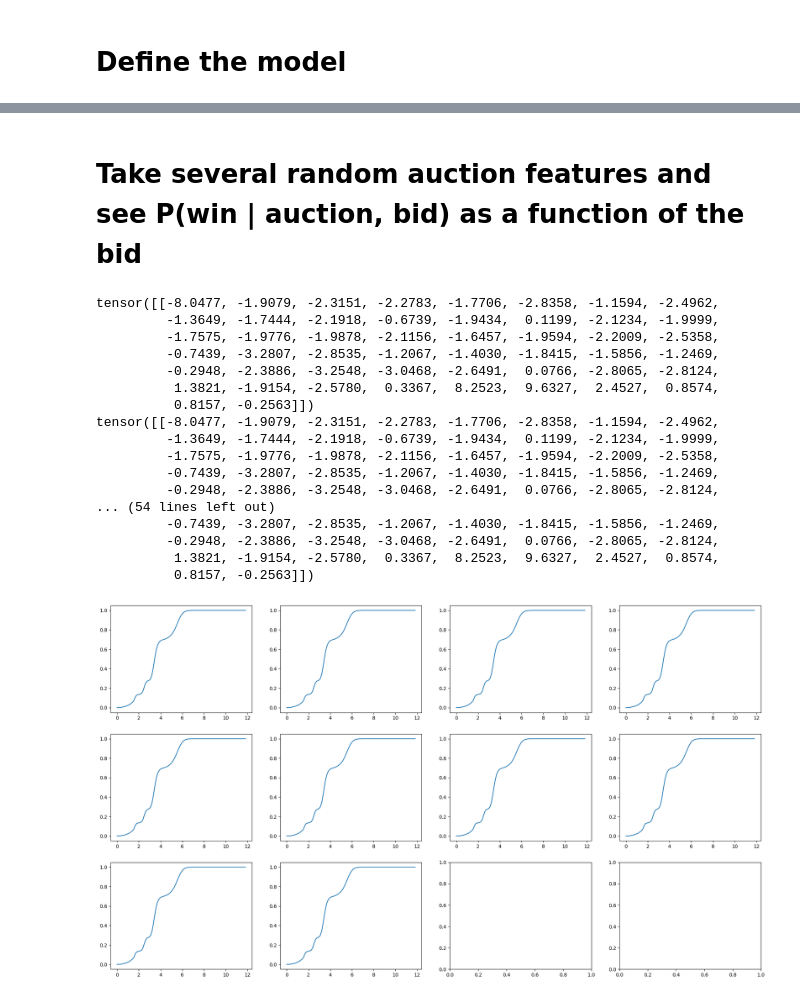
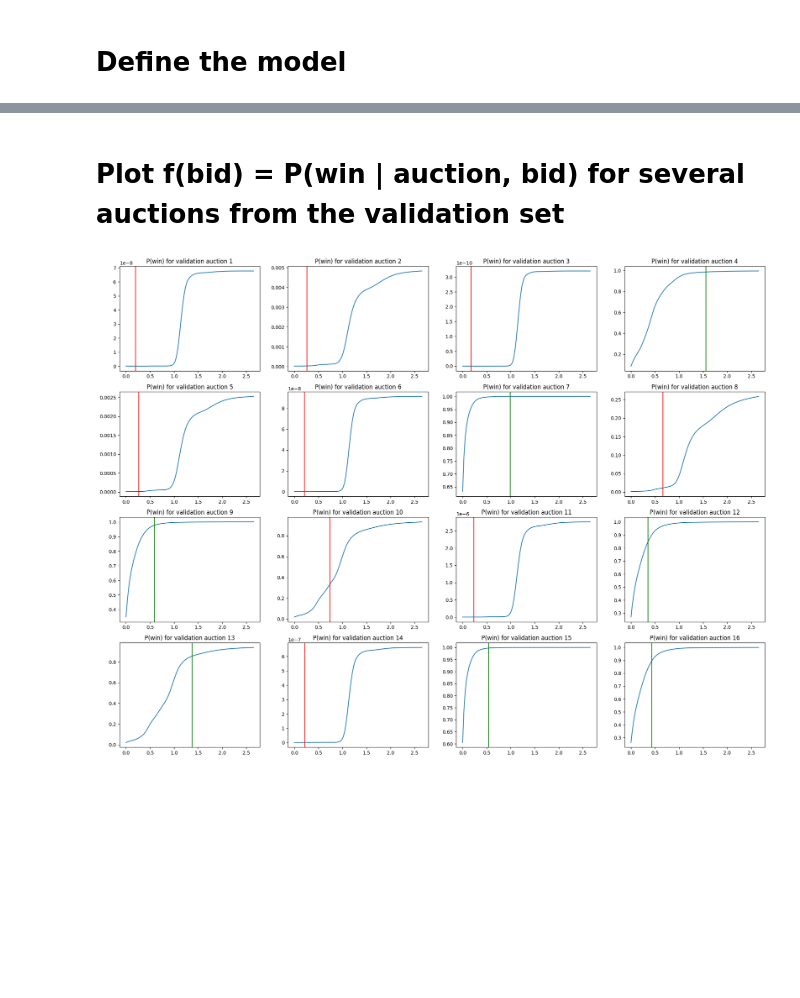
Before and after one commit to alexshtf/torchcurves, a Jupyter notebook: doc/source/examples/monotone_functions.ipynb, the cells around one changed output, grey strips where cells are left out. Cells and saved outputs as stored; diff of their text form; code cells hidden in the pictures; blank space fills up the shorter version.

Commit message:
Simplify monotone functions experiment.

```diff
--- a/doc/source/examples/monotone_functions.ipynb
+++ b/doc/source/examples/monotone_functions.ipynb
@@ -188,7 +170,7 @@ def to_torch(mask, *arrays):
     return TensorDataset(*tensors)
 # %%
 # features include budget fractions
-X = np.hstack((auction_features, budget_fractions.reshape(-1, 1)))
+X = np.hstack((auction_feature_log, budget_fraction_log.reshape(-1, 1)))
 # %%
 train_frac = 0.8
 train_mask = rng.random(size=X.shape[0]) < train_frac
@@ -201,9 +183,9 @@ max_bid = np.max(our_bids).item()
 def make_mlp(input_dim: int, output_dim: int, num_hidden_layers: int, hidden_dim: int):
         return nn.Sequential(
             nn.Linear(input_dim, hidden_dim),
-            nn.Tanh(),
+            nn.ReLU(),
             *(
-                layer for _ in range(num_hidden_layers) for layer in [nn.Linear(hidden_dim, hidden_dim), nn.Tanh()]
+                layer for _ in range(num_hidden_layers) for layer in [nn.Linear(hidden_dim, hidden_dim), nn.ReLU()]
             ),
             nn.Linear(hidden_dim, output_dim),
         )
@@ -290,39 +269,25 @@ Epoch = 10, Loss = 0.0321, Valid Loss = 0.0309
 # %% [markdown]
-# Take several random auction features and see P(win | auction, bid) as a function of the bid
+# Plot  f(bid) = P(win | auction, bid) for several auctions from the validation set
-# %%
-num_plot_cols = 4
-num_plot_rows = int(np.ceil(n_sellers / num_plot_cols).item())
-plot_resolution = 100
-
-fig, axs = plt.subplots(num_plot_rows, num_plot_cols, figsize=(6 * num_plot_cols, 4.5 * num_plot_rows))
-plot_bids = torch.linspace(0, max_bid, plot_resolution)
-for ax, seller in zip(axs.ravel(), sellers):
-    with torch.no_grad():
-        auction_features = torch.as_tensor(seller.features.reshape(1, -1), dtype=torch.get_default_dtype())
-        auction_features = torch.concat((auction_features, torch.ones((1, 1))), dim=-1)
-        pred_logits = model(auction_features.expand(plot_resolution, -1), plot_bids)
-        pred_probs = torch.sigmoid(pred_logits)
-
-        mlp_output = model.mlp(auction_features)
-        print(mlp_output)
-
-    ax.plot(plot_bids, pred_probs)
-# %% [output]
-tensor([[-8.0477, -1.9079, -2.3151, -2.2783, -1.7706, -2.8358, -1.1594, -2.4962,
-         -1.3649, -1.7444, -2.1918, -0.6739, -1.9434,  0.1199, -2.1234, -1.9999,
-         -1.7575, -1.9776, -1.9878, -2.1156, -1.6457, -1.9594, -2.2009, -2.5358,
-         -0.7439, -3.2807, -2.8535, -1.2067, -1.4030, -1.8415, -1.5856, -1.2469,
-         -0.2948, -2.3886, -3.2548, -3.0468, -2.6491,  0.0766, -2.8065, -2.8124,
-          1.3821, -1.9154, -2.5780,  0.3367,  8.2523,  9.6327,  2.4527,  0.8574,
-          0.8157, -0.2563]])
-tensor([[-8.0477, -1.9079, -2.3151, -2.2783, -1.7706, -2.8358, -1.1594, -2.4962,
-         -1.3649, -1.7444, -2.1918, -0.6739, -1.9434,  0.1199, -2.1234, -1.9999,
-         -1.7575, -1.9776, -1.9878, -2.1156, -1.6457, -1.9594, -2.2009, -2.5358,
-         -0.7439, -3.2807, -2.8535, -1.2067, -1.4030, -1.8415, -1.5856, -1.2469,
-         -0.2948, -2.3886, -3.2548, -3.0468, -2.6491,  0.0766, -2.8065, -2.8124,
-... (54 lines left out)
-         -0.7439, -3.2807, -2.8535, -1.2067, -1.4030, -1.8415, -1.5856, -1.2469,
-         -0.2948, -2.3886, -3.2548, -3.0468, -2.6491,  0.0766, -2.8065, -2.8124,
-          1.3821, -1.9154, -2.5780,  0.3367,  8.2523,  9.6327,  2.4527,  0.8574,
-          0.8157, -0.2563]])
-[figure, removed]
+# %%
+num_plots = 16
+num_plot_cols = 4
+num_plot_rows = int(np.ceil(num_plots / num_plot_cols).item())
+plot_resolution = 100
+
+fig, axs = plt.subplots(num_plot_rows, num_plot_cols, figsize=(6 * num_plot_cols, 4.5 * num_plot_rows))
+plot_bids = torch.linspace(0, max_bid, plot_resolution)
+
+random_auction_indices = rng.choice(len(val_ds), num_plots, replace=False).tolist()
+plot_feat_batch, plot_bid_batch, plot_win_batch = val_ds[random_auction_indices]
+
+for i, (ax, feats, bid, win) in enumerate(zip(axs.ravel(), plot_feat_batch, plot_bid_batch, plot_win_batch), start=1):
+    with torch.no_grad():
+        pred_logits = model(feats.expand(plot_resolution, -1), plot_bids)
+        pred_probs = torch.sigmoid(pred_logits)
+        mlp_output = model.coef_model(feats)
+
+    ax.plot(plot_bids, pred_probs)
+    ax.axvline(bid, color=('green' if win else 'red'))
+    ax.set_title(f'P(win) for validation auction {i}')
+# %% [output]
+[figure, added]
```
Also changed, not shown: parts of 13 cells of this notebook, 2 other files.
